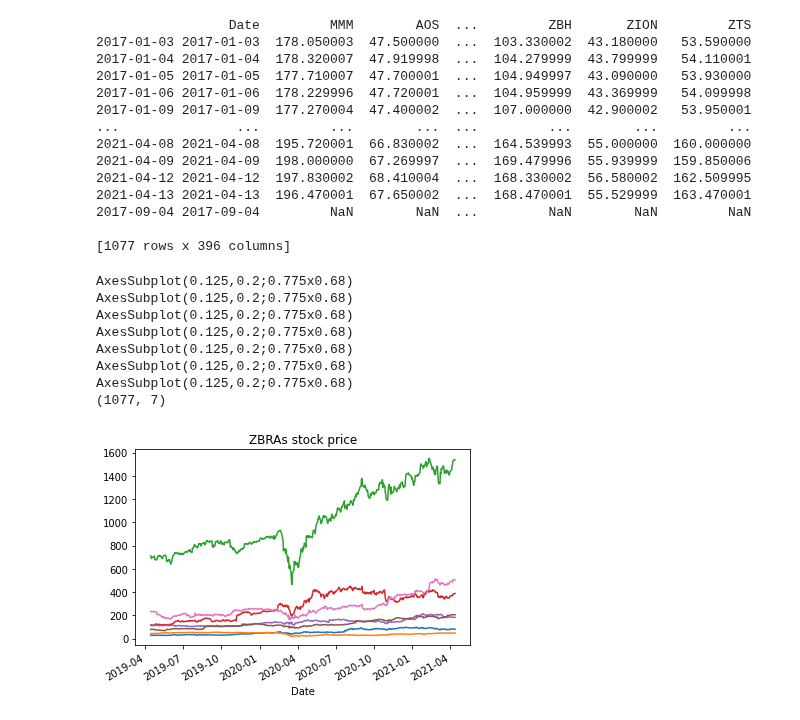
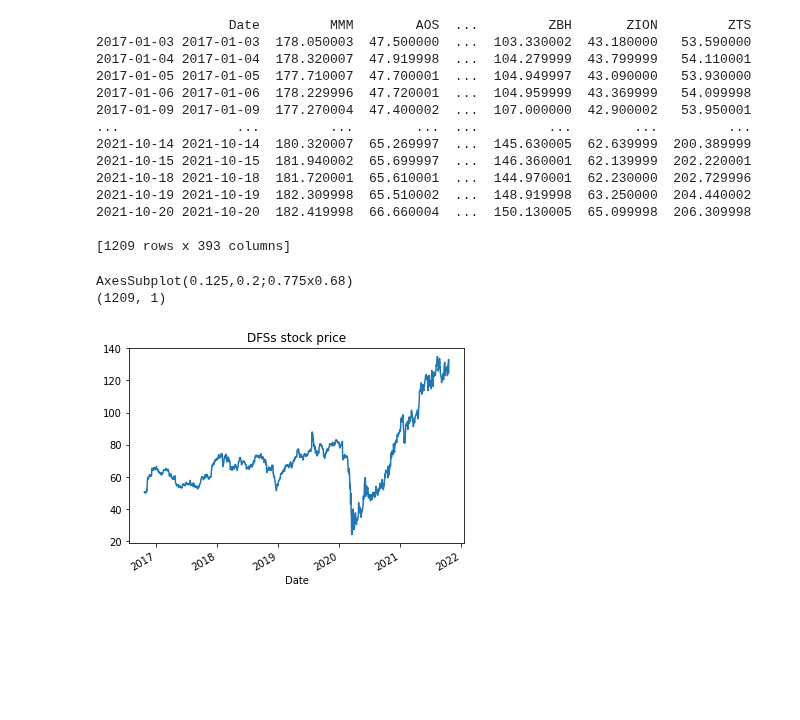
Before and after one commit to xanasa14/Finances, a Jupyter notebook: DownloadingDataYahooFinance.ipynb, the cells around one changed output. Cells and saved outputs as stored; diff of their text form; code cells hidden in the pictures; blank space fills up the shorter version.

```diff
--- a/DownloadingDataYahooFinance.ipynb
+++ b/DownloadingDataYahooFinance.ipynb
@@ -30,18 +29,18 @@ from yahoofinancials import YahooFinancials
 #companies = ['TSLA',"AMZN",'WMT','GOOG',"WEN","TGT",'T','TMUS', 'VZ','CTSH',"ACN"]
 #startDate = "2018-01-02"
 startDate = "2017-01-01"
-
-endDate = "2021-04-14"
+endDate = "2021-10-21"
 companies = [
 'MMM', 'AOS', 'ABT', 'ABBV', 'ABMD', 'ACN', 'ATVI', 'ADBE', 'AAP', 'AMD', 'AES', 'AFL', 'A', 'APD', 'AKAM', 'ALK', 'ALB',
-'ARE', 'ALXN', 'ALGN', 'ALLE', 'LNT', 'ALL',  'GOOGL', 'MO', 'AMZN', 'AMCR', 'AEE', 'AAL', 'AEP', 'AXP', 'AIG', 'AMT', 'AWK', 'AMP', 'AME',
-'AMGN', 'APH', 'ADI', 'ANSS', 'ANTM', 'AON','APA', 'AAPL', 'AMAT', 'APTV', 'ADM', 'ANET', 'AJG', 'AIZ', 'ATO', 'ADSK', 'ADP', 'AZO', 'AVB', 'AVY',
+'ARE', 'ALGN', 'ALLE', 'LNT', 'ALL',  'GOOGL', 'MO', 'AMZN', 'AMCR', 'AEE', 'AAL', 'AEP', 'AXP', 'AIG', 'AMT', 'AWK', 'AMP', 'AME',
+'AMGN', 'APH', 'ADI', 'ANSS', 'ANTM', 'AON','APA', 'AAPL', 'AMAT', 'APTV', 'ADM', 'ANET', 'AJG', 'AIZ', 'ATO', 'ADSK', 'ADP', 'AZO', 'AVB',
+ 'AVY',
 'BKR', 'BLL', 'BAC', 'BAX', 'BDX', 'BBY', 'BIO', 'BIIB','BLK', 'BA', 'BKNG', 'BWA', 'BXP', 'BSX', 'BMY', 'AVGO', 'BR', 'CHRW', 'COG', 'CDNS',
 'CPB', 'COF', 'CAH', 'KMX', 'CCL', 'CAT', 'CBOE', 'CBRE', 'CDW', 'CE', 'CNC', 'CNP', 'LUMN','CERN','CF','SCHW', 'CHTR', 'CVX', 'CMG', 'CB',
 'CHD', 'CI', 'CINF', 'CTAS', 'CSCO', 'C', 'CFG', 'CTXS', 'CME', 'CMS', 'KO', 'CTSH','CL', 'CMCSA', 'CMA', 'CAG', 'COP', 'ED', 'STZ', 'CPRT',
 'GLW', 'COST', 'COTY', 'CCI', 'CSX', 'CMI', 'CVS', 'DHI', 'DHR', 'DRI', 'DVA', 'DE', 'DAL', 'XRAY', 'DVN','DXCM','FANG','DLR', 'DFS', 'DISCA',
 'T','DISH', 'DG', 'DLTR', 'D', 'DPZ', 'DOV','DTE', 'DUK', 'DRE', 'DD', 'DXC', 'EMN', 'ETN', 'EBAY','ECL','EIX','EW','EA','EMR', 'ETR', 'EOG',
-'EFX', 'FFIV', 'FB', 'FAST', 'FRT', 'FDX', 'FIS', 'FITB', 'FRC', 'FE', 'FISV', 'FLT', 'FLIR', 'FLS', 'FMC', 'F', 'FTNT', 'FTV', 'FBHS', 'BEN',
+'EFX', 'FFIV', 'FB', 'FAST', 'FRT', 'FDX', 'FIS', 'FITB', 'FRC', 'FE', 'FISV', 'FLT', 'FLS', 'FMC', 'F', 'FTNT', 'FTV', 'FBHS', 'BEN',
 'FCX', 'GPS', 'GRMN','IT', 'GD', 'GE', 'GIS', 'GM', 'GPC', 'GILD', 'GPN', 'GL', 'GS', 'GWW', 'H', 'HAL', 'HBI', 'HIG', 'HAS', 'HCA', 'PEAK',
 'HSIC', 'HES', 'HPE', 'HLT', 'HFC', 'HOLX', 'HD', 'HRL', 'HST', 'HWM', 'HPQ', 'HUM', 'HBAN', 'HII', 'IEX', 'IDXX', 'INFO', 'ITW', 'ILMN', 'INCY',
 'TT', 'INTC', 'IP', 'IPG', 'INT', 'ISRG', 'IVZ', 'IPGP', 'IQV', 'IRM', 'JBHT', 'JKHY', 'J', 'SJM', 'JCI', 'JPM', 'JNPR','K','KEY','LW','LVS',
@@ -50,7 +49,7 @@ companies = [
 'OXY','ODFL','OMC','OKE','ORCL', 'PCAR', 'PKG', 'PH', 'PAYX', 'PAYC', 'PYPL', 'PNR', 'PBCT', 'PEP', 'PKI','PRGO','PFE','PM','PSX','PNW','PXD',
 'PNC','PPG','PPL','PFG','PG','PGR','PLD','PEG','PSA','PHM','PVH','QRVO','QCOM','PWR', 'DGX', 'RL', 'RJF', 'SLG', 'SNA', 'SO','LUV','SWK','SBUX',
 'STT','STE','SYK','SIVB','SYF','SNPS','SYY','TMUS','TROW','TTWO', 'TPR', 'TGT', 'TEL', 'FTI','TDY','TFX','TXN','TXT','TDG','TFC','TWTR','TYL',
-'TSN', 'USB', 'UDR', 'UL', 'UNP', 'UAL', 'UNH', 'UPS', 'URI', 'UHS', 'UNM', 'VLO', 'VAR', 'VTR', 'VRSN','VRSK','VZ','VRTX','VFC','V','VNO',
+'TSN', 'USB', 'UDR', 'UL', 'UNP', 'UAL', 'UNH', 'UPS', 'URI', 'UHS', 'UNM', 'VLO', 'VTR', 'VRSN','VRSK','VZ','VRTX','VFC','V','VNO',
 'VMC', 'WRB', 'WAB', 'WBA', 'WMT', 'WM', 'WAT', 'WEC', 'WFC', 'WELL', 'WST', 'WDC', 'W', 'WY', 'WHR', 'WMB', 'WLTW', 'WYNN', 'XEL',
 'XRX', 'XLNX', 'XYL', 'YUM', 'ZBRA', 'ZBH', 'ZION', 'ZTS'
 ]
@@ -107,32 +106,26 @@ print(finalData)
 2017-01-06 2017-01-06  178.229996  47.720001  ...  104.959999  43.369999   54.099998
 2017-01-09 2017-01-09  177.270004  47.400002  ...  107.000000  42.900002   53.950001
 ...               ...         ...        ...  ...         ...        ...         ...
-2021-04-08 2021-04-08  195.720001  66.830002  ...  164.539993  55.000000  160.000000
-2021-04-09 2021-04-09  198.000000  67.269997  ...  169.479996  55.939999  159.850006
-2021-04-12 2021-04-12  197.830002  68.410004  ...  168.330002  56.580002  162.509995
-2021-04-13 2021-04-13  196.470001  67.650002  ...  168.470001  55.529999  163.470001
-2017-09-04 2017-09-04         NaN        NaN  ...         NaN        NaN         NaN
+2021-10-14 2021-10-14  180.320007  65.269997  ...  145.630005  62.639999  200.389999
+2021-10-15 2021-10-15  181.940002  65.699997  ...  146.360001  62.139999  202.220001
+2021-10-18 2021-10-18  181.720001  65.610001  ...  144.970001  62.230000  202.729996
+2021-10-19 2021-10-19  182.309998  65.510002  ...  148.919998  63.250000  204.440002
+2021-10-20 2021-10-20  182.419998  66.660004  ...  150.130005  65.099998  206.309998
 
-[1077 rows x 396 columns]
+[1209 rows x 393 columns]
 # %%
-goodCompanies = ['AMD','AIG','CMG','DXCM','LLY','TGT','ZBRA']
+goodCompanies = ['DFS']
 for company in goodCompanies[:len(goodCompanies)]:
 
   ticker = yf.Ticker(company)
-  tsla_df = ticker.history(period="2Y")
+  tsla_df = ticker.history(period="5Y")
   print(tsla_df['Close'].plot(title= str(company) + "s stock price"))
 
 print(finalData[goodCompanies].shape)
 # %% [output]
 AxesSubplot(0.125,0.2;0.775x0.68)
-AxesSubplot(0.125,0.2;0.775x0.68)
-AxesSubplot(0.125,0.2;0.775x0.68)
-AxesSubplot(0.125,0.2;0.775x0.68)
-AxesSubplot(0.125,0.2;0.775x0.68)
-AxesSubplot(0.125,0.2;0.775x0.68)
-AxesSubplot(0.125,0.2;0.775x0.68)
-(1077, 7)
+(1209, 1)
-[figure, old version]
+[figure, new version]
 # %%
 import plotly.express as px
 goodCompanies = ['Date','AMD','AIG','CMG','DXCM','LLY','TGT','ZBRA']
```
Also changed, not shown: parts of 5 cells of this notebook.
